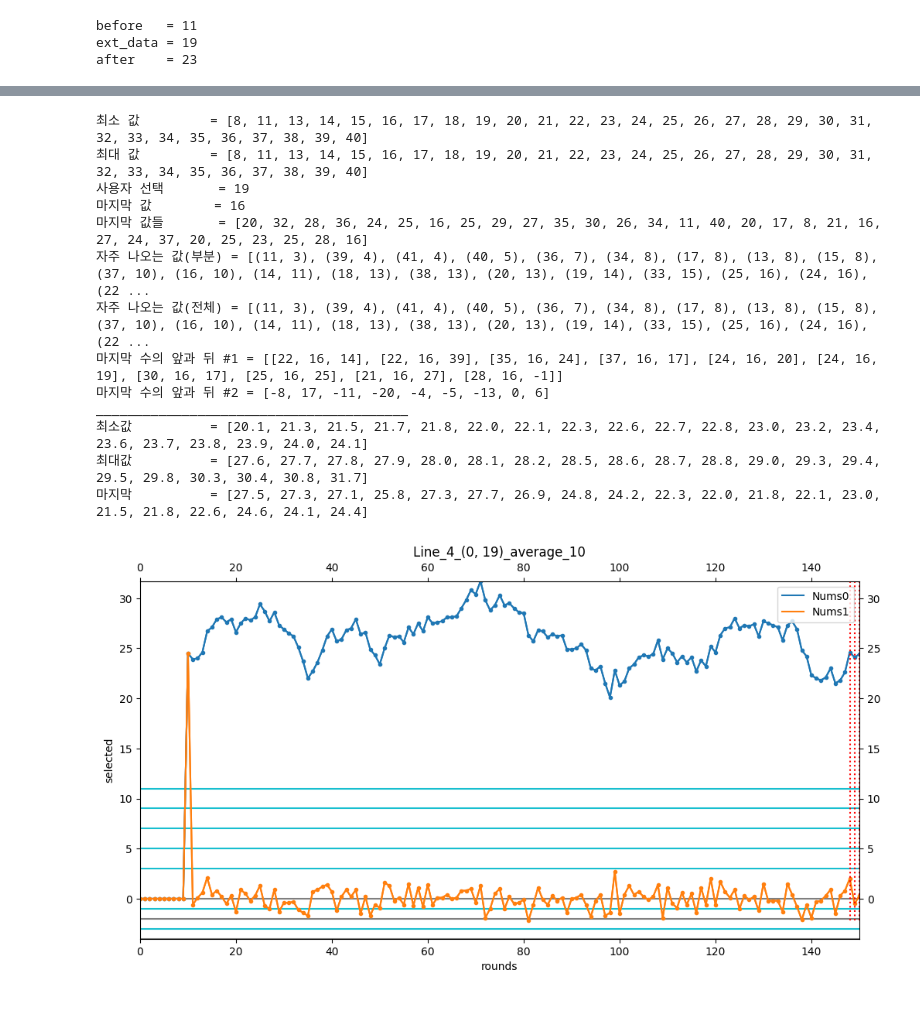
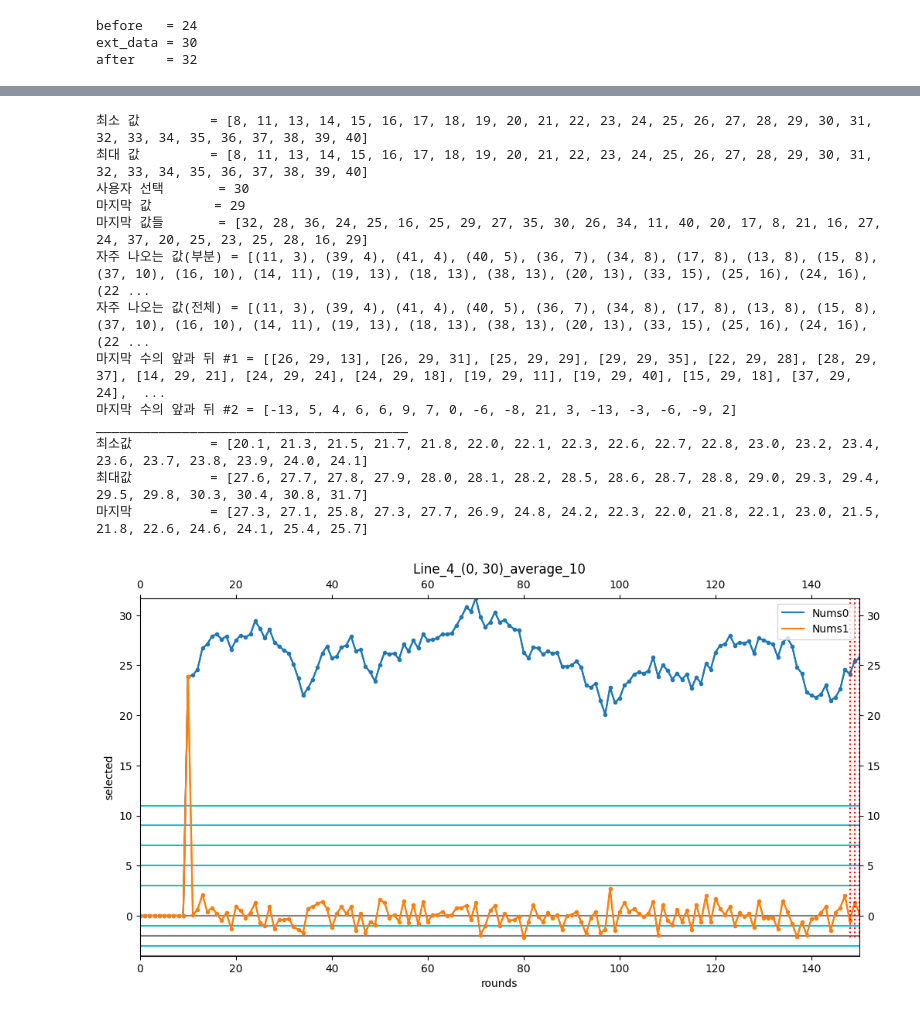
Before and after one commit to swhors/LSTM_Analyze, a Jupyter notebook: foresttrans/memo_0901_1.ipynb, the cells around one changed output, grey strips where cells are left out. Drawn from its saved outputs; the diff is of its cells as text; code cells hidden in the pictures.

```diff
--- a/foresttrans/memo_0901_1.ipynb
+++ b/foresttrans/memo_0901_1.ipynb
@@ -5,8 +5,8 @@
 # %%
 ## Configuration
 
-version="memo_0825_9"
-next_round = 1187
+version="memo_0901_1"
+next_round = 1188
 
 title = "Metrics"
 row_length = 400
@@ -417,10 +416,11 @@ execute this code. [2025-08-29 14:52:35.543388]
 Round = 1
 ############################
 selected = Round - 1
+ext_data = 7
+
 if op_with_re:
     ext_data = candidate[selected]
-else:
-    ext_data = 2
+
 before = 0
 after = candidate[selected+1]
 
@@ -497,10 +497,11 @@ execute this code. [2025-08-29 14:31:26.609122]
 Round = 2
 ############################
 selected = Round - 1
+
+ext_data = 12
+
 if op_with_re:
     ext_data = candidate[selected]
-else:
-    ext_data = 9
 
 before = candidate[selected-1]
 after = candidate[selected+1]
@@ -578,10 +579,11 @@ execute this code. [2025-08-29 14:33:10.233523]
 Round = 3
 ############################
 selected = Round - 1
+
+ext_data = 24
+
 if op_with_re:
     ext_data = candidate[selected]
-else:
-    ext_data = 11
 
 before = candidate[selected-1]
 after = candidate[selected+1]
@@ -659,10 +661,11 @@ execute this code. [2025-08-29 14:35:03.223258]
 Round = 4
 ############################
 selected = Round - 1
+
+ext_data = 30
+
 if op_with_re:
     ext_data = candidate[selected]
-else:
-    ext_data = 19
 
 before = candidate[selected-1]
 after = candidate[selected+1]
@@ -717,6 +720,6 @@ candidate[selected] = ext_data
 update_candidated(candidated={selected: ext_data}, version=version)
 print(f'execute this code. [{datetime.now()}]')
 # %% [output]
-before   = 11
-ext_data = 19
-after    = 23
+before   = 24
+ext_data = 30
+after    = 32
@@ -724,14 +727,14 @@ after    = 23
 최소 값         = [8, 11, 13, 14, 15, 16, 17, 18, 19, 20, 21, 22, 23, 24, 25, 26, 27, 28, 29, 30, 31, 32, 33, 34, 35, 36, 37, 38, 39, 40]
 최대 값         = [8, 11, 13, 14, 15, 16, 17, 18, 19, 20, 21, 22, 23, 24, 25, 26, 27, 28, 29, 30, 31, 32, 33, 34, 35, 36, 37, 38, 39, 40]
-사용자 선택       = 19
-마지막 값        = 16
-마지막 값들       = [20, 32, 28, 36, 24, 25, 16, 25, 29, 27, 35, 30, 26, 34, 11, 40, 20, 17, 8, 21, 16, 27, 24, 37, 20, 25, 23, 25, 28, 16]
-자주 나오는 값(부분) = [(11, 3), (39, 4), (41, 4), (40, 5), (36, 7), (34, 8), (17, 8), (13, 8), (15, 8), (37, 10), (16, 10), (14, 11), (18, 13), (38, 13), (20, 13), (19, 14), (33, 15), (25, 16), (24, 16), (22 ...
-자주 나오는 값(전체) = [(11, 3), (39, 4), (41, 4), (40, 5), (36, 7), (34, 8), (17, 8), (13, 8), (15, 8), (37, 10), (16, 10), (14, 11), (18, 13), (38, 13), (20, 13), (19, 14), (33, 15), (25, 16), (24, 16), (22 ...
-마지막 수의 앞과 뒤 #1 = [[22, 16, 14], [22, 16, 39], [35, 16, 24], [37, 16, 17], [24, 16, 20], [24, 16, 19], [30, 16, 17], [25, 16, 25], [21, 16, 27], [28, 16, -1]]
-마지막 수의 앞과 뒤 #2 = [-8, 17, -11, -20, -4, -5, -13, 0, 6]
+사용자 선택       = 30
+마지막 값        = 29
+마지막 값들       = [32, 28, 36, 24, 25, 16, 25, 29, 27, 35, 30, 26, 34, 11, 40, 20, 17, 8, 21, 16, 27, 24, 37, 20, 25, 23, 25, 28, 16, 29]
+자주 나오는 값(부분) = [(11, 3), (39, 4), (41, 4), (40, 5), (36, 7), (34, 8), (17, 8), (13, 8), (15, 8), (37, 10), (16, 10), (14, 11), (19, 13), (18, 13), (38, 13), (20, 13), (33, 15), (25, 16), (24, 16), (22 ...
+자주 나오는 값(전체) = [(11, 3), (39, 4), (41, 4), (40, 5), (36, 7), (34, 8), (17, 8), (13, 8), (15, 8), (37, 10), (16, 10), (14, 11), (19, 13), (18, 13), (38, 13), (20, 13), (33, 15), (25, 16), (24, 16), (22 ...
+마지막 수의 앞과 뒤 #1 = [[26, 29, 13], [26, 29, 31], [25, 29, 29], [29, 29, 35], [22, 29, 28], [28, 29, 37], [14, 29, 21], [24, 29, 24], [24, 29, 18], [19, 29, 11], [19, 29, 40], [15, 29, 18], [37, 29, 24],  ...
+마지막 수의 앞과 뒤 #2 = [-13, 5, 4, 6, 6, 9, 7, 0, -6, -8, 21, 3, -13, -3, -6, -9, 2]
 ________________________________________
 최소값          = [20.1, 21.3, 21.5, 21.7, 21.8, 22.0, 22.1, 22.3, 22.6, 22.7, 22.8, 23.0, 23.2, 23.4, 23.6, 23.7, 23.8, 23.9, 24.0, 24.1]
 최대값          = [27.6, 27.7, 27.8, 27.9, 28.0, 28.1, 28.2, 28.5, 28.6, 28.7, 28.8, 29.0, 29.3, 29.4, 29.5, 29.8, 30.3, 30.4, 30.8, 31.7]
-마지막          = [27.5, 27.3, 27.1, 25.8, 27.3, 27.7, 26.9, 24.8, 24.2, 22.3, 22.0, 21.8, 22.1, 23.0, 21.5, 21.8, 22.6, 24.6, 24.1, 24.4]
+마지막          = [27.3, 27.1, 25.8, 27.3, 27.7, 26.9, 24.8, 24.2, 22.3, 22.0, 21.8, 22.1, 23.0, 21.5, 21.8, 22.6, 24.6, 24.1, 25.4, 25.7]
-[figure, old version]
+[figure, new version]
```
Also changed, not shown: parts of 20 cells of this notebook, 3 other files.
